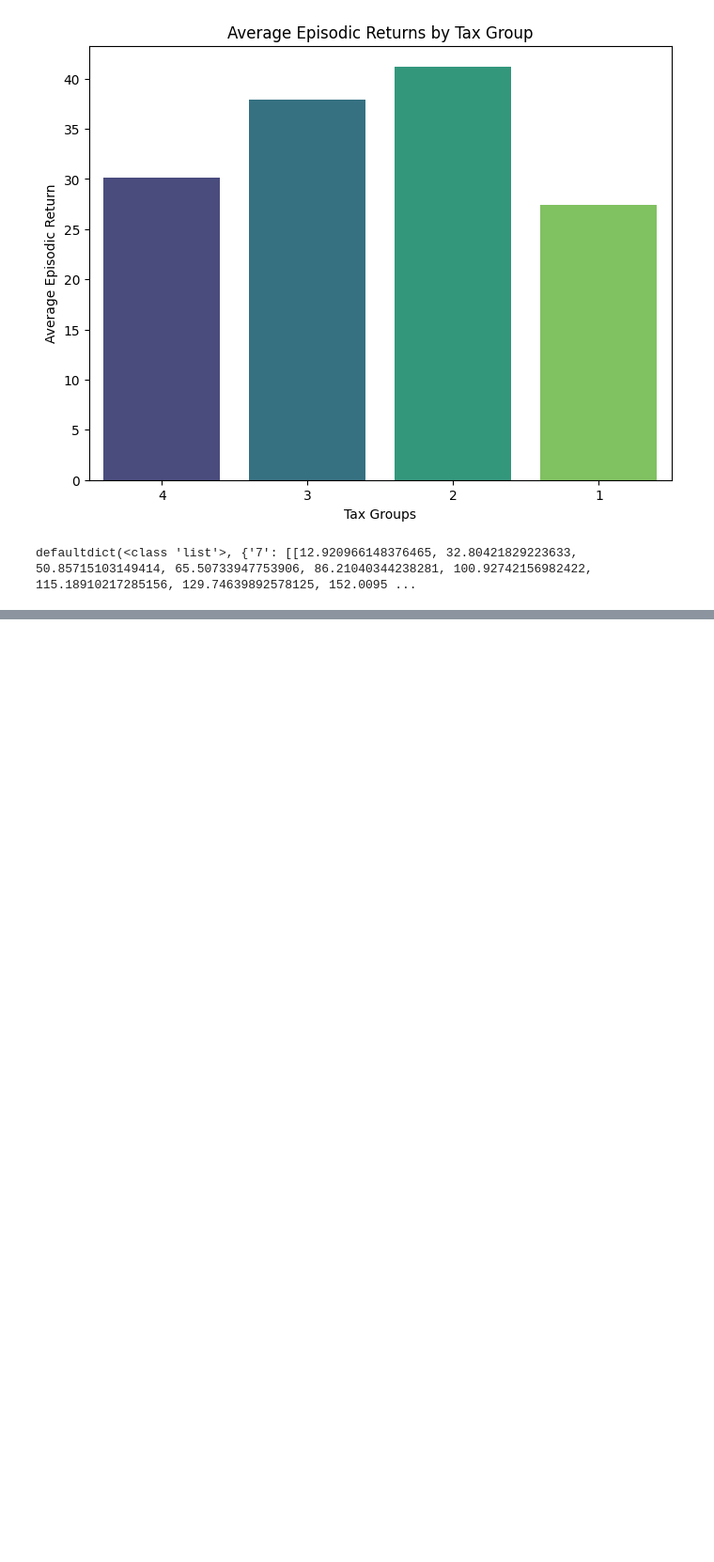
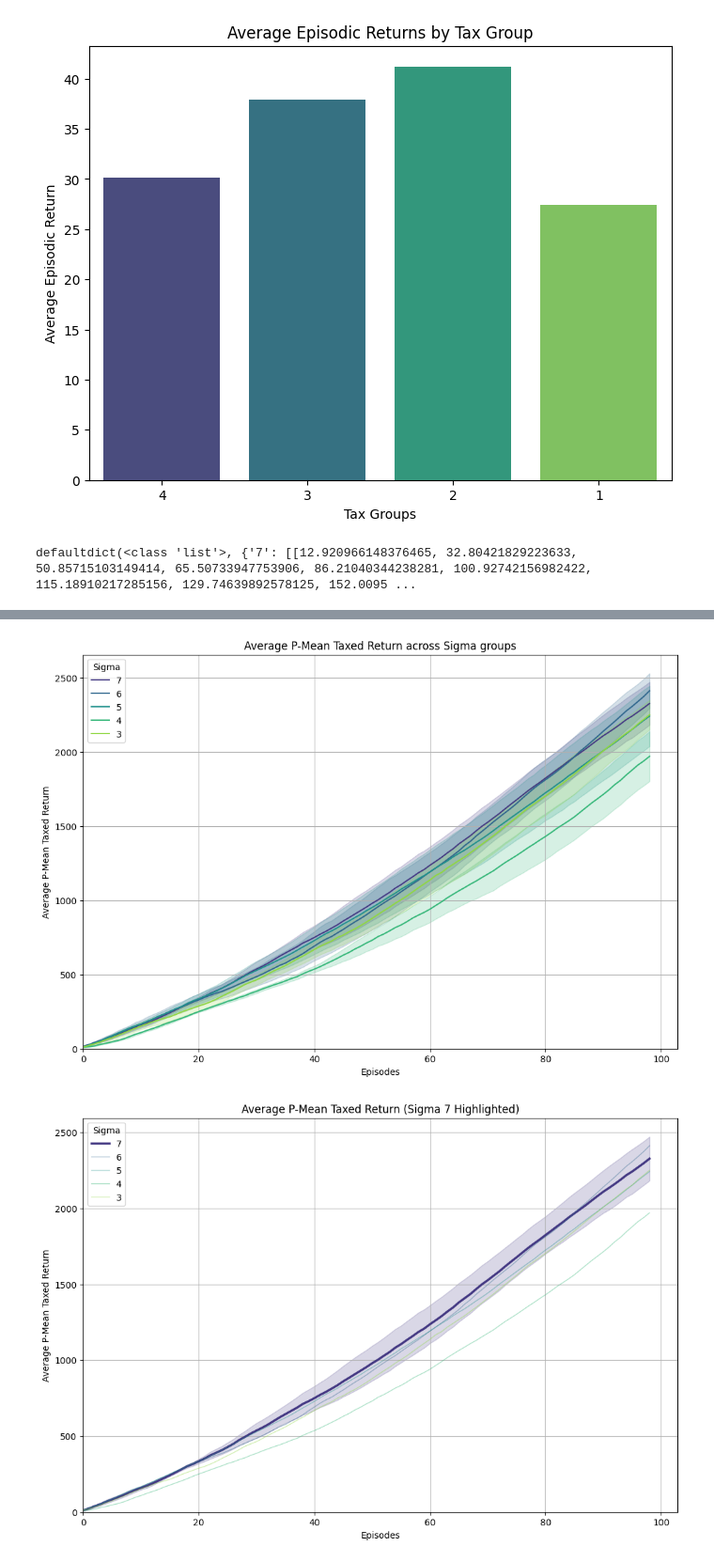
Before and after one commit to benbind/figure-generation, a Jupyter notebook: wandb_test.ipynb, the cells around one changed output, grey strips where cells are left out. Shown at 94% size. Cells and saved outputs as stored; diff of their text form; code cells hidden in the pictures; blank space fills up the shorter version.

```diff
--- a/wandb_test.ipynb
+++ b/wandb_test.ipynb
@@ -101,0 +124,33 @@ plot_avg_p_mean_taxed_return_by_sigma(avg_p_mean_taxed_return)
+# %%
+def plot_highlighted_sigma(data):
+    sigma_groups = data['Sigma'].unique()
+    palette = sns.color_palette("viridis", n_colors=len(sigma_groups))
+    color_dict = {sigma: color for sigma, color in zip(sigma_groups, palette)}
+    plot_avg_p_mean_taxed_return_by_sigma(data)
+    # Iterate through each sigma group to create individual plots
+    for highlighted_sigma in sigma_groups:
+        plt.figure(figsize=(12, 8))
+        # Plot each sigma group
+        for sigma in sigma_groups:
+            subset = data[data['Sigma'] == sigma]
+            if sigma == highlighted_sigma:
+                # Highlight the selected sigma group
+                sns.lineplot(data=subset, x="Episode", y="p_mean_taxed_return", color=color_dict[sigma], label=f'{sigma}', linewidth=2.5, errorbar='se')
+            else:
+                # Dim other sigma groups
+                sns.lineplot(data=subset, x="Episode", y="p_mean_taxed_return", color=color_dict[sigma], label=f'{sigma}', linewidth=1, errorbar=None, alpha=.4)
+
+        plt.title(f'Average P-Mean Taxed Return (Sigma {highlighted_sigma} Highlighted)')
+        plt.xlabel('Episodes')
+        plt.ylabel('Average P-Mean Taxed Return')
+        plt.xlim(left=0)
+        plt.ylim(bottom=0)
+        plt.legend(title='Sigma')
+        plt.grid(True)
+        plt.show()
+
+# Example usage assuming 'grouped_p_mean_taxed_return_by_sigma' is your DataFrame
+plot_highlighted_sigma(grouped_p_mean_taxed_return_by_sigma)
+# %% [output]
+[figure, added]
+[figure, added]
```
Also changed, not shown: parts of 4 cells of this notebook, 1 other file.
